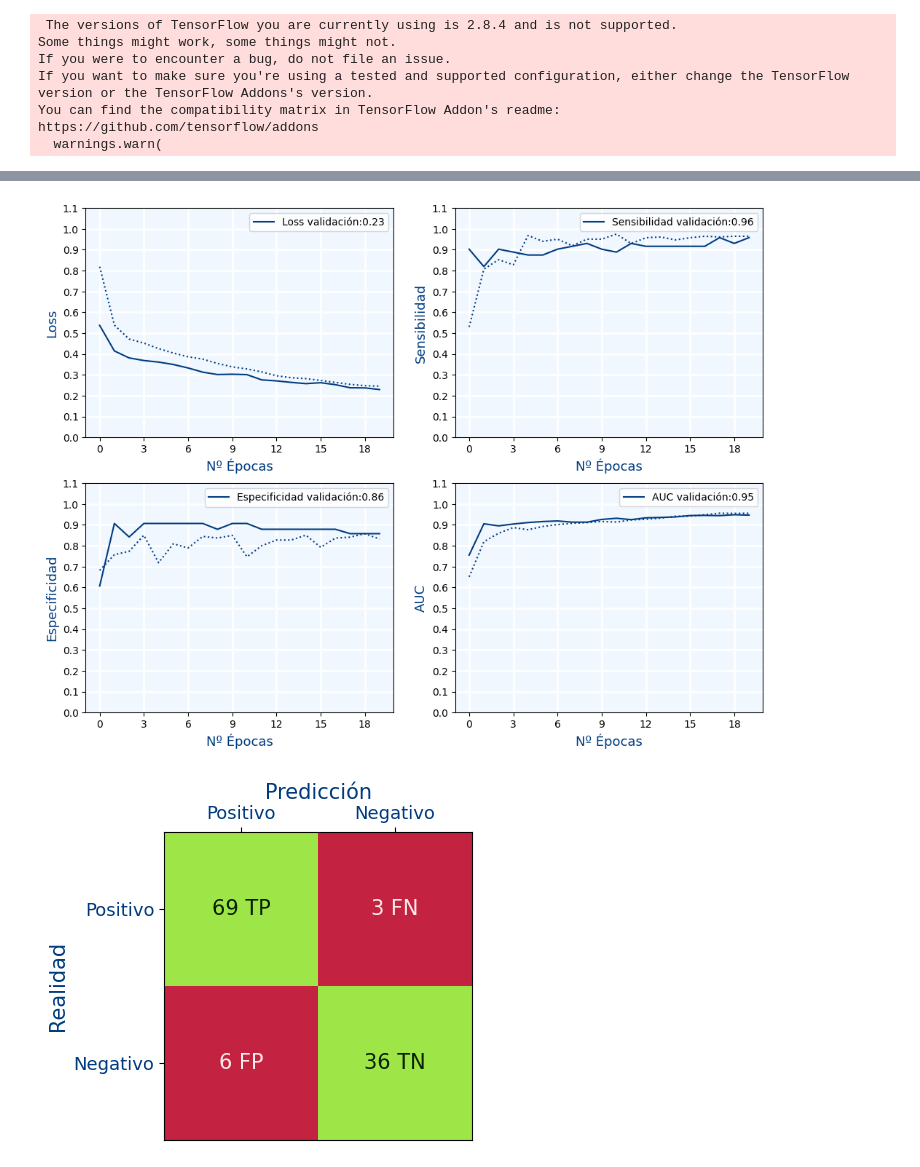
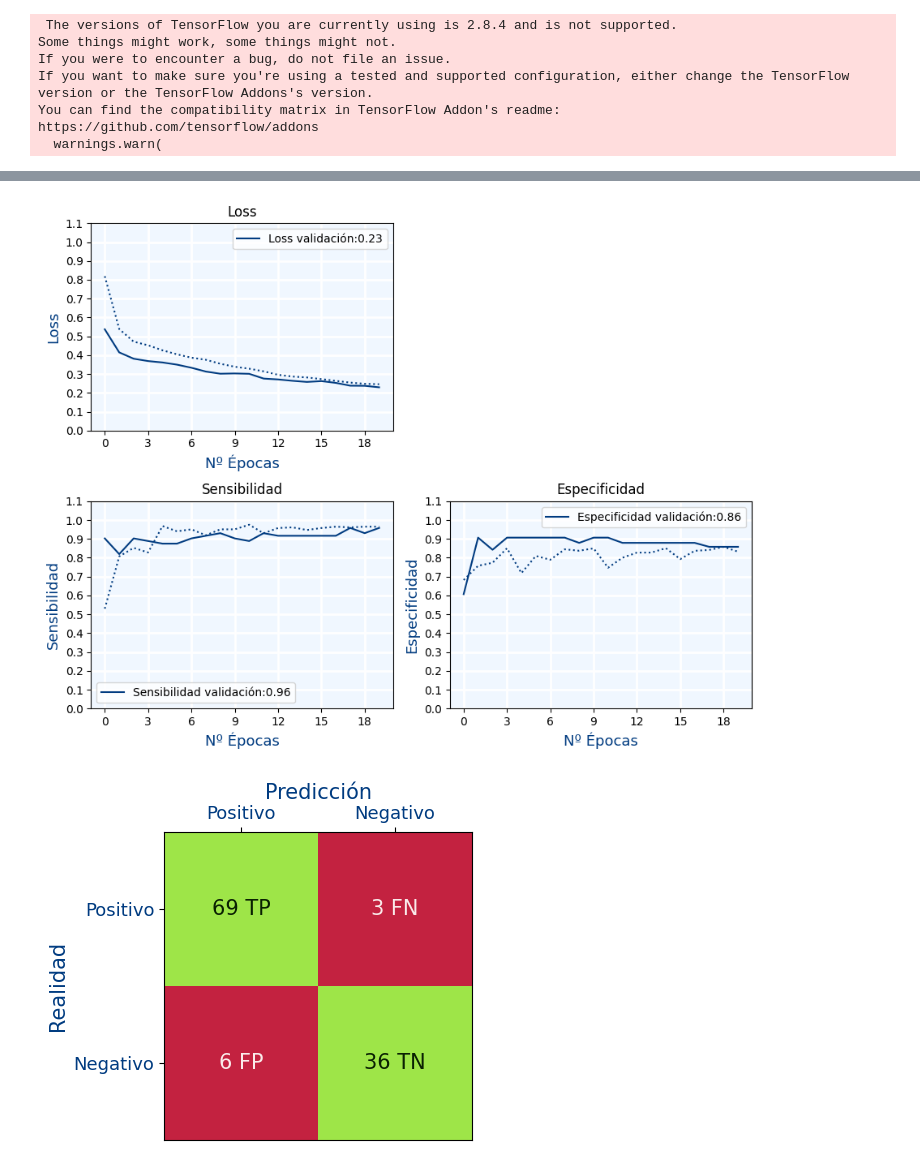
Before and after one commit to logongas/soluciones_ejercicios_modulo_pia, a Jupyter notebook: tema_07/ejercicios_tema_07_c_metricas.ipynb, the cells around one changed output, grey strips where cells are left out. Cells and saved outputs as stored; diff of their text form; code cells hidden in the pictures.

```diff
--- a/tema_07/ejercicios_tema_07_c_metricas.ipynb
+++ b/tema_07/ejercicios_tema_07_c_metricas.ipynb
@@ -312,18 +312,18 @@ activation="ELU"
 epochs=20
 learning_rate=0.0001
 optimizer=tf.keras.optimizers.Adam(learning_rate=0.0001)
-metrics=["Recall",specificity,"AUC"]
+metrics=["Recall",specificity]
 
 history,model=compile_fit(capas,activation,"sigmoid","binary_crossentropy",optimizer,epochs,x_train, x_test, y_train, y_test,metrics)
 
 
-figure=plt.figure(figsize=(12, 9))
+figure=plt.figure(figsize=(9, 7))
 axes=figure.add_subplot(2,2,1)
-plot_metrics(axes,history.history,"","loss","Loss")
-axes=figure.add_subplot(2,2,2)
-plot_metrics(axes,history.history,"","recall","Sensibilidad")
+plot_metrics(axes,history.history,"Loss","loss","Loss")
 axes=figure.add_subplot(2,2,3)
-plot_metrics(axes,history.history,"","specificity","Especificidad")
+plot_metrics(axes,history.history,"Sensibilidad","recall","Sensibilidad")
 axes=figure.add_subplot(2,2,4)
-plot_metrics(axes,history.history,"","auc","AUC")
+plot_metrics(axes,history.history,"Especificidad","specificity","Especificidad")
+
+figure.tight_layout()
 # %% [output]
@@ -337,5 +337,5 @@ plot_metrics(axes,history.history,"","auc","AUC")
 To enable them in other operations, rebuild TensorFlow with the appropriate compiler flags.
-[figure, old version]
+[figure, new version]
 # %%
 #Ejercicio 3.B
 
```
Also changed, not shown: parts of 11 cells of this notebook.
